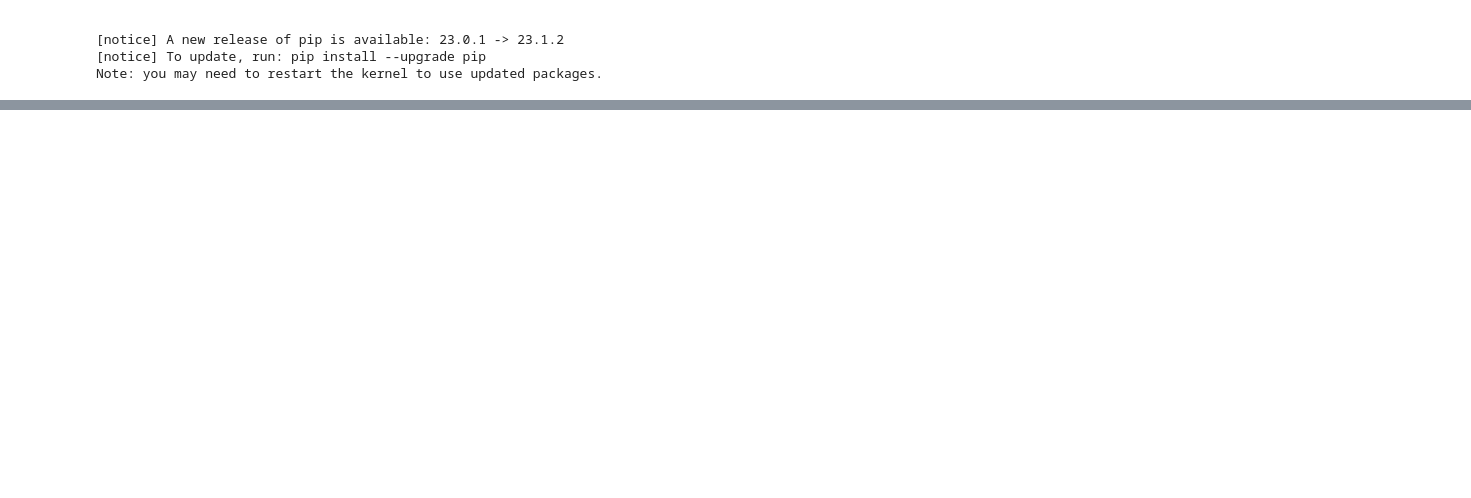
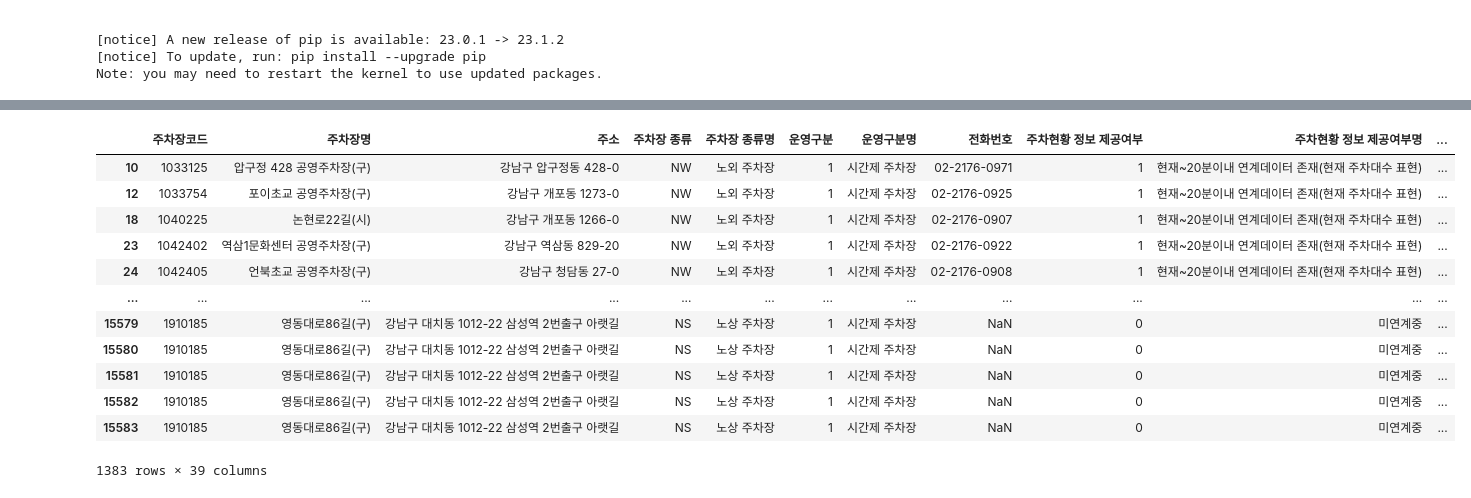
Before and after one commit to kscold/GitHub-workspace, a Jupyter notebook: bigdata_class/팀프로젝트 개발/test.ipynb, the cells around one changed output, grey strips where cells are left out. Drawn from its saved outputs; the diff is of its cells as text; code cells hidden in the pictures; blank space fills up the shorter version.

```diff
--- a/bigdata_class/팀프로젝트 개발/test.ipynb
+++ b/bigdata_class/팀프로젝트 개발/test.ipynb
@@ -190,0 +260,37 @@ g_map
+# %%
+
+import pandas as pd
+import folium
+
+df = pd.read_csv('./서울공영주차장.csv')
+
+df2 = df[df['주소'].str.contains('강남구')]
+
+df_free = df2[df2['유무료구분'].str.contains('')]
+
+df_free
+# df_nofree = df2[df2['유무료구분명'].str.contains('유료')]
+
+# df3 = df2[['주소','위도', '경도', '유무료구분명']].dropna()
+# m = folium.Map(location=[37.58, 127.0], tiles='openstreetmap', zoom_start=11)
+
+# for _, row in df2.iterrows():
+#     folium.Marker(location=[row['위도'], row['경도']],
+#                   icon=folium.Icon(color='blue', icon='star')
+#                  ).add_to(m)
+
+# m
+# %% [output]
+|  | 주차장코드 | 주차장명 | 주소 | 주차장 종류 | 주차장 종류명 | 운영구분 | 운영구분명 | 전화번호 | 주차현황 정보 제공여부 | 주차현황 정보 제공여부명 | ... |
+| 10 | 1033125 | 압구정 428 공영주차장(구) | 강남구 압구정동 428-0 | NW | 노외 주차장 | 1 | 시간제 주차장 | 02-2176-0971 | 1 | 현재~20분이내 연계데이터 존재(현재 주차대수 표현) | ... |
+| 12 | 1033754 | 포이초교 공영주차장(구) | 강남구 개포동 1273-0 | NW | 노외 주차장 | 1 | 시간제 주차장 | 02-2176-0925 | 1 | 현재~20분이내 연계데이터 존재(현재 주차대수 표현) | ... |
+| 18 | 1040225 | 논현로22길(시) | 강남구 개포동 1266-0 | NW | 노외 주차장 | 1 | 시간제 주차장 | 02-2176-0907 | 1 | 현재~20분이내 연계데이터 존재(현재 주차대수 표현) | ... |
+| 23 | 1042402 | 역삼1문화센터 공영주차장(구) | 강남구 역삼동 829-20 | NW | 노외 주차장 | 1 | 시간제 주차장 | 02-2176-0922 | 1 | 현재~20분이내 연계데이터 존재(현재 주차대수 표현) | ... |
+| 24 | 1042405 | 언북초교 공영주차장(구) | 강남구 청담동 27-0 | NW | 노외 주차장 | 1 | 시간제 주차장 | 02-2176-0908 | 1 | 현재~20분이내 연계데이터 존재(현재 주차대수 표현) | ... |
+| ... | ... | ... | ... | ... | ... | ... | ... | ... | ... | ... | ... |
+| 15579 | 1910185 | 영동대로86길(구) | 강남구 대치동 1012-22 삼성역 2번출구 아랫길 | NS | 노상 주차장 | 1 | 시간제 주차장 | NaN | 0 | 미연계중 | ... |
+| 15580 | 1910185 | 영동대로86길(구) | 강남구 대치동 1012-22 삼성역 2번출구 아랫길 | NS | 노상 주차장 | 1 | 시간제 주차장 | NaN | 0 | 미연계중 | ... |
+| 15581 | 1910185 | 영동대로86길(구) | 강남구 대치동 1012-22 삼성역 2번출구 아랫길 | NS | 노상 주차장 | 1 | 시간제 주차장 | NaN | 0 | 미연계중 | ... |
+| 15582 | 1910185 | 영동대로86길(구) | 강남구 대치동 1012-22 삼성역 2번출구 아랫길 | NS | 노상 주차장 | 1 | 시간제 주차장 | NaN | 0 | 미연계중 | ... |
+| 15583 | 1910185 | 영동대로86길(구) | 강남구 대치동 1012-22 삼성역 2번출구 아랫길 | NS | 노상 주차장 | 1 | 시간제 주차장 | NaN | 0 | 미연계중 | ... |
+1383 rows × 39 columns
```
Also changed, not shown: parts of 6 cells of this notebook, 6 other files.
